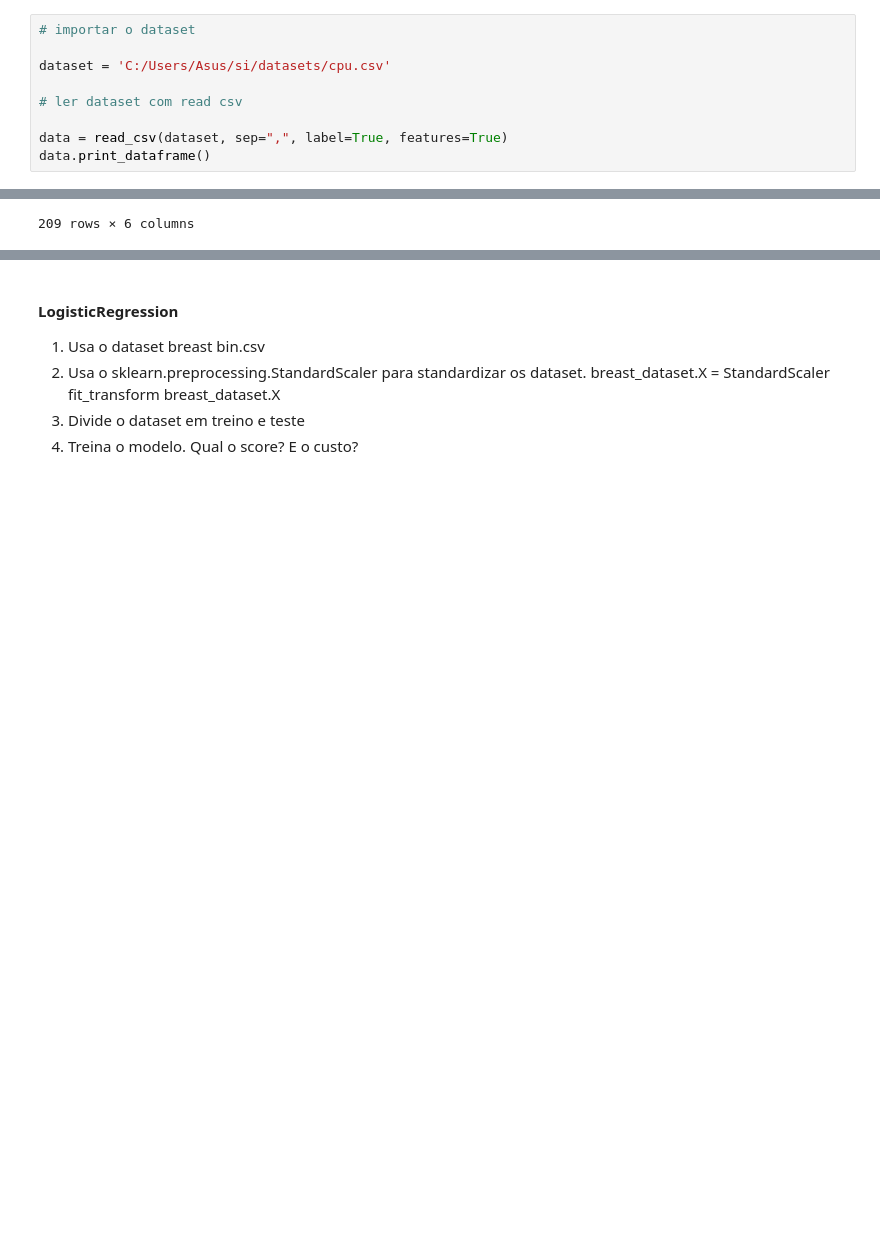
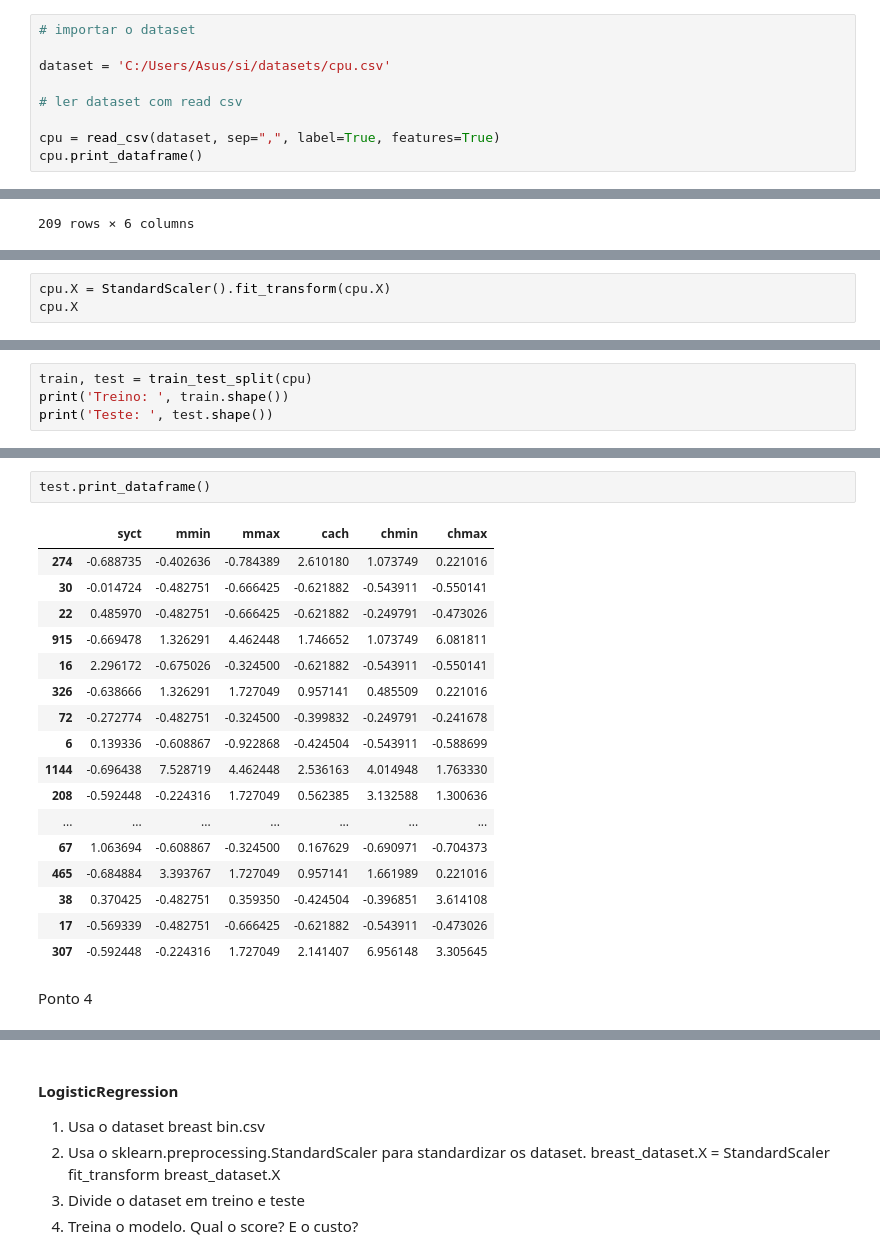
Before and after one commit to carinaa9/si, a Jupyter notebook: scripts/aula5.ipynb, the cells around one changed output, grey strips where cells are left out. Cells and saved outputs as stored; diff of their text form; blank space fills up the shorter version.

```diff
--- a/scripts/aula5.ipynb
+++ b/scripts/aula5.ipynb
@@ -28,8 +35,8 @@ dataset = 'C:/Users/Asus/si/datasets/cpu.csv'
 
 # ler dataset com read csv
 
-data = read_csv(dataset, sep=",", label=True, features=True)
-data.print_dataframe()
+cpu = read_csv(dataset, sep=",", label=True, features=True)
+cpu.print_dataframe()
 # %% [output]
 |  | syct | mmin | mmax | cach | chmin | chmax |
 | 198 | 125 | 256 | 6000 | 256 | 16 | 128 |
@@ -46,0 +56,3 @@ data.print_dataframe()
+# %%
+cpu.X = StandardScaler().fit_transform(cpu.X)
+cpu.X
@@ -46,0 +75,4 @@ data.print_dataframe()
+# %%
+train, test = train_test_split(cpu)
+print('Treino: ', train.shape())
+print('Teste: ', test.shape())
@@ -46,0 +98,22 @@ data.print_dataframe()
+# %%
+test.print_dataframe()
+# %% [output]
+|  | syct | mmin | mmax | cach | chmin | chmax |
+| 274 | -0.688735 | -0.402636 | -0.784389 | 2.610180 | 1.073749 | 0.221016 |
+| 30 | -0.014724 | -0.482751 | -0.666425 | -0.621882 | -0.543911 | -0.550141 |
+| 22 | 0.485970 | -0.482751 | -0.666425 | -0.621882 | -0.249791 | -0.473026 |
+| 915 | -0.669478 | 1.326291 | 4.462448 | 1.746652 | 1.073749 | 6.081811 |
+| 16 | 2.296172 | -0.675026 | -0.324500 | -0.621882 | -0.543911 | -0.550141 |
+| 326 | -0.638666 | 1.326291 | 1.727049 | 0.957141 | 0.485509 | 0.221016 |
+| 72 | -0.272774 | -0.482751 | -0.324500 | -0.399832 | -0.249791 | -0.241678 |
+| 6 | 0.139336 | -0.608867 | -0.922868 | -0.424504 | -0.543911 | -0.588699 |
+| 1144 | -0.696438 | 7.528719 | 4.462448 | 2.536163 | 4.014948 | 1.763330 |
+| 208 | -0.592448 | -0.224316 | 1.727049 | 0.562385 | 3.132588 | 1.300636 |
+| ... | ... | ... | ... | ... | ... | ... |
+| 67 | 1.063694 | -0.608867 | -0.324500 | 0.167629 | -0.690971 | -0.704373 |
+| 465 | -0.684884 | 3.393767 | 1.727049 | 0.957141 | 1.661989 | 0.221016 |
+| 38 | 0.370425 | -0.482751 | 0.359350 | -0.424504 | -0.396851 | 3.614108 |
+| 17 | -0.569339 | -0.482751 | -0.666425 | -0.621882 | -0.543911 | -0.473026 |
+| 307 | -0.592448 | -0.224316 | 1.727049 | 2.141407 | 6.956148 | 3.305645 |
+# %% [markdown]
+Ponto 4
```
Also changed, not shown: parts of 22 cells of this notebook, 2 other files.
